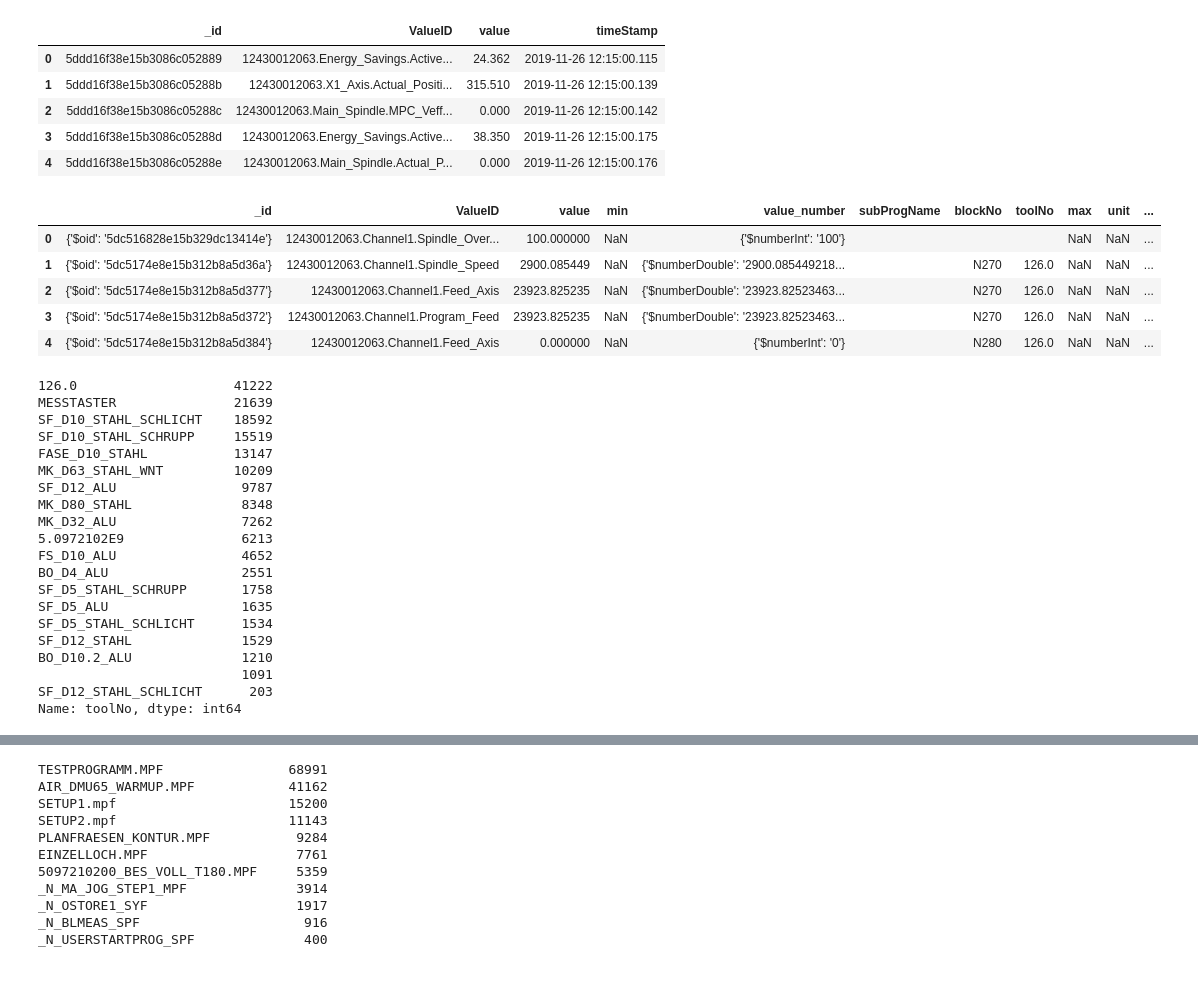
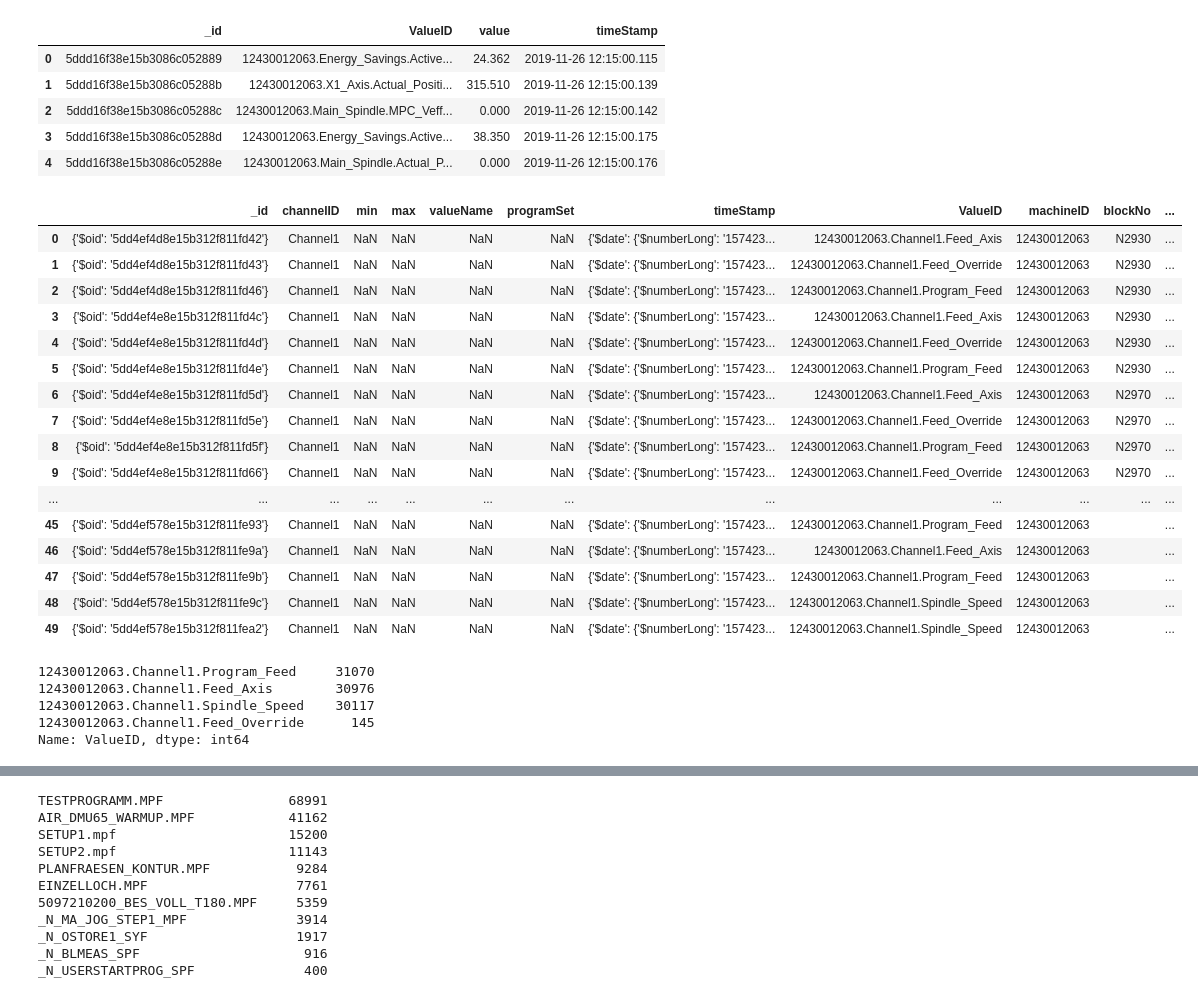
Before and after one commit to Xavubil/master_project_machine_learning, a Jupyter notebook: data_exploration/01-file_parsing.ipynb, the cells around one changed output, grey strips where cells are left out. Cells and saved outputs as stored; diff of their text form; code cells hidden in the pictures.

```diff
--- a/data_exploration/01-file_parsing.ipynb
+++ b/data_exploration/01-file_parsing.ipynb
@@ -451,39 +451,35 @@ df.head()
 | 3 | 5ddd16f38e15b3086c05288d | 12430012063.Energy_Savings.Active... | 38.350 | 2019-11-26 12:15:00.175 |
 | 4 | 5ddd16f38e15b3086c05288e | 12430012063.Main_Spindle.Actual_P... | 0.000 | 2019-11-26 12:15:00.176 |
 # %%
-df_ncValues = pd.read_json("nc_values_02_12_19.json",orient="records", lines=True)
+df_ncValues = pd.read_json("values_ncValues_r12h7.json",orient="records", lines=True)
 # %%
-df_ncValues.head()
+df_ncValues.head(50)
 # %% [output]
-|  | _id | ValueID | value | min | value_number | subProgName | blockNo | toolNo | max | unit | ... |
-| 0 | {'$oid': '5dc516828e15b329dc13414e'} | 12430012063.Channel1.Spindle_Over... | 100.000000 | NaN | {'$numberInt': '100'} |  |  |  | NaN | NaN | ... |
-| 1 | {'$oid': '5dc5174e8e15b312b8a5d36a'} | 12430012063.Channel1.Spindle_Speed | 2900.085449 | NaN | {'$numberDouble': '2900.085449218... |  | N270 | 126.0 | NaN | NaN | ... |
-| 2 | {'$oid': '5dc5174e8e15b312b8a5d377'} | 12430012063.Channel1.Feed_Axis | 23923.825235 | NaN | {'$numberDouble': '23923.82523463... |  | N270 | 126.0 | NaN | NaN | ... |
-| 3 | {'$oid': '5dc5174e8e15b312b8a5d372'} | 12430012063.Channel1.Program_Feed | 23923.825235 | NaN | {'$numberDouble': '23923.82523463... |  | N270 | 126.0 | NaN | NaN | ... |
-| 4 | {'$oid': '5dc5174e8e15b312b8a5d384'} | 12430012063.Channel1.Feed_Axis | 0.000000 | NaN | {'$numberInt': '0'} |  | N280 | 126.0 | NaN | NaN | ... |
+|  | _id | channelID | min | max | valueName | programSet | timeStamp | ValueID | machineID | blockNo | ... |
+| 0 | {'$oid': '5dd4ef4d8e15b312f811fd42'} | Channel1 | NaN | NaN | NaN | NaN | {'$date': {'$numberLong': '157423... | 12430012063.Channel1.Feed_Axis | 12430012063 | N2930 | ... |
+| 1 | {'$oid': '5dd4ef4d8e15b312f811fd43'} | Channel1 | NaN | NaN | NaN | NaN | {'$date': {'$numberLong': '157423... | 12430012063.Channel1.Feed_Override | 12430012063 | N2930 | ... |
+| 2 | {'$oid': '5dd4ef4d8e15b312f811fd46'} | Channel1 | NaN | NaN | NaN | NaN | {'$date': {'$numberLong': '157423... | 12430012063.Channel1.Program_Feed | 12430012063 | N2930 | ... |
+| 3 | {'$oid': '5dd4ef4e8e15b312f811fd4c'} | Channel1 | NaN | NaN | NaN | NaN | {'$date': {'$numberLong': '157423... | 12430012063.Channel1.Feed_Axis | 12430012063 | N2930 | ... |
+| 4 | {'$oid': '5dd4ef4e8e15b312f811fd4d'} | Channel1 | NaN | NaN | NaN | NaN | {'$date': {'$numberLong': '157423... | 12430012063.Channel1.Feed_Override | 12430012063 | N2930 | ... |
+| 5 | {'$oid': '5dd4ef4e8e15b312f811fd4e'} | Channel1 | NaN | NaN | NaN | NaN | {'$date': {'$numberLong': '157423... | 12430012063.Channel1.Program_Feed | 12430012063 | N2930 | ... |
+| 6 | {'$oid': '5dd4ef4e8e15b312f811fd5d'} | Channel1 | NaN | NaN | NaN | NaN | {'$date': {'$numberLong': '157423... | 12430012063.Channel1.Feed_Axis | 12430012063 | N2970 | ... |
+| 7 | {'$oid': '5dd4ef4e8e15b312f811fd5e'} | Channel1 | NaN | NaN | NaN | NaN | {'$date': {'$numberLong': '157423... | 12430012063.Channel1.Feed_Override | 12430012063 | N2970 | ... |
+| 8 | {'$oid': '5dd4ef4e8e15b312f811fd5f'} | Channel1 | NaN | NaN | NaN | NaN | {'$date': {'$numberLong': '157423... | 12430012063.Channel1.Program_Feed | 12430012063 | N2970 | ... |
+| 9 | {'$oid': '5dd4ef4e8e15b312f811fd66'} | Channel1 | NaN | NaN | NaN | NaN | {'$date': {'$numberLong': '157423... | 12430012063.Channel1.Feed_Override | 12430012063 | N2970 | ... |
+| ... | ... | ... | ... | ... | ... | ... | ... | ... | ... | ... | ... |
+| 45 | {'$oid': '5dd4ef578e15b312f811fe93'} | Channel1 | NaN | NaN | NaN | NaN | {'$date': {'$numberLong': '157423... | 12430012063.Channel1.Program_Feed | 12430012063 |  | ... |
+| 46 | {'$oid': '5dd4ef578e15b312f811fe9a'} | Channel1 | NaN | NaN | NaN | NaN | {'$date': {'$numberLong': '157423... | 12430012063.Channel1.Feed_Axis | 12430012063 |  | ... |
+| 47 | {'$oid': '5dd4ef578e15b312f811fe9b'} | Channel1 | NaN | NaN | NaN | NaN | {'$date': {'$numberLong': '157423... | 12430012063.Channel1.Program_Feed | 12430012063 |  | ... |
+| 48 | {'$oid': '5dd4ef578e15b312f811fe9c'} | Channel1 | NaN | NaN | NaN | NaN | {'$date': {'$numberLong': '157423... | 12430012063.Channel1.Spindle_Speed | 12430012063 |  | ... |
+| 49 | {'$oid': '5dd4ef578e15b312f811fea2'} | Channel1 | NaN | NaN | NaN | NaN | {'$date': {'$numberLong': '157423... | 12430012063.Channel1.Spindle_Speed | 12430012063 |  | ... |
 # %%
-df_ncValues["toolNo"].value_counts()
+df_ncValues["ValueID"].value_counts()
 # %% [output]
-126.0                    41222
-MESSTASTER               21639
-SF_D10_STAHL_SCHLICHT    18592
-SF_D10_STAHL_SCHRUPP     15519
-FASE_D10_STAHL           13147
-MK_D63_STAHL_WNT         10209
-SF_D12_ALU                9787
-MK_D80_STAHL              8348
-MK_D32_ALU                7262
-5.0972102E9               6213
-FS_D10_ALU                4652
-BO_D4_ALU                 2551
-SF_D5_STAHL_SCHRUPP       1758
-SF_D5_ALU                 1635
-SF_D5_STAHL_SCHLICHT      1534
-SF_D12_STAHL              1529
-BO_D10.2_ALU              1210
-                          1091
-SF_D12_STAHL_SCHLICHT      203
-Name: toolNo, dtype: int64
+12430012063.Channel1.Program_Feed     31070
+12430012063.Channel1.Feed_Axis        30976
+12430012063.Channel1.Spindle_Speed    30117
+12430012063.Channel1.Feed_Override      145
+Name: ValueID, dtype: int64
 # %%
 df_ncValues.head(-1)
 # %% [output]
```
Also changed, not shown: parts of 15 cells of this notebook, 1 other file.
